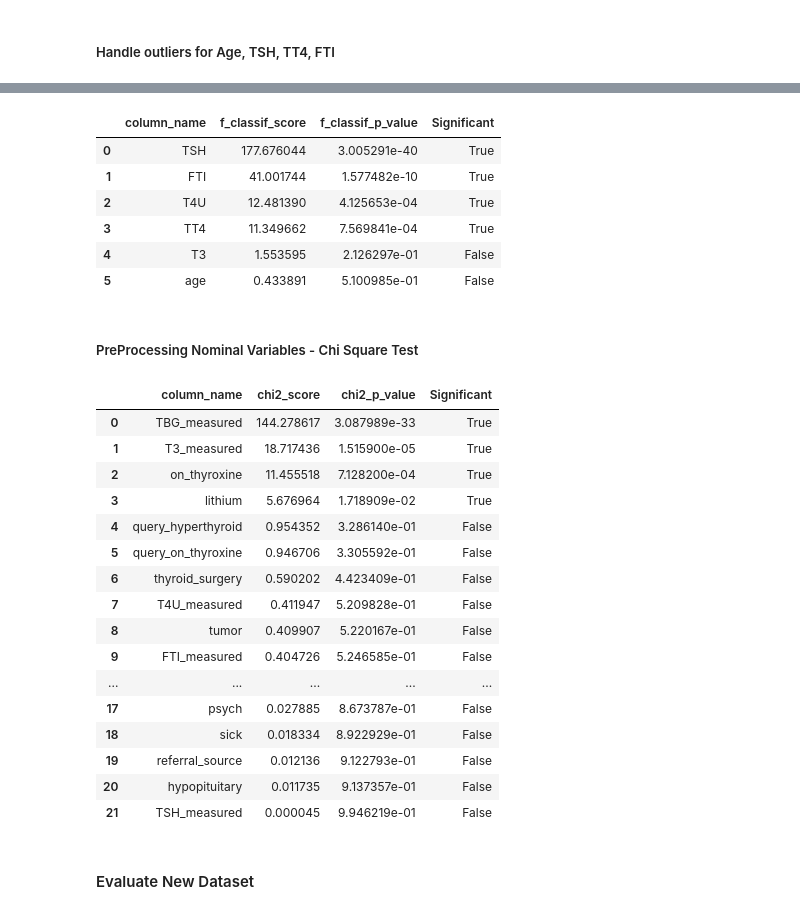
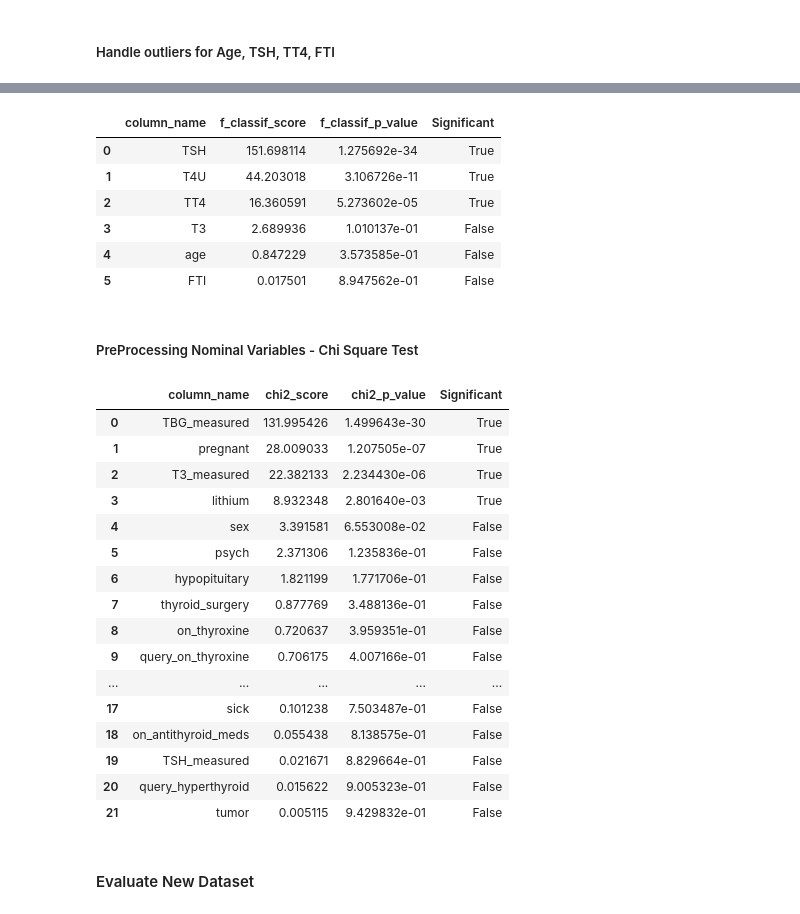
Before and after one commit to khorzhenwin/thigh-roids, a Jupyter notebook: EDA.ipynb, the cells around one changed output, grey strips where cells are left out. Cells and saved outputs as stored; diff of their text form; code cells hidden in the pictures.

```diff
--- a/EDA.ipynb
+++ b/EDA.ipynb
@@ -113,8 +113,10 @@ def group_target(x):
         x = x[0]
         if x in ["E", "F", "G", "H"]:
             return 1
+        if x == "-":
+            return 0
         else:
-            return 0
+            return None
 # %%
 # plot barchart for distribution of "target" column
 sns.countplot(x="target", data=df1)
@@ -122,7 +124,9 @@ sns.countplot(x="target", data=df1)
 <Axes: xlabel='target', ylabel='count'>
 [figure]
 # %%
-# apply function to target column
-df1["target"] = df1["target"].apply(group_target)
+# apply function to target column while remain int
+df1["target"] = df1["target"].apply(group_target).astype("Int64")
+# drop rows with "target" column having None values
+df1.dropna(subset=["target"], inplace=True)
 df1["target"].value_counts()
 # %% [output]
@@ -216,7 +220,8 @@ Columns may contain a string of "?" to signify missing values.
 # create function to check if missing values >30% then drop the column, if not then impute with mean or mode
 def drop_null_or_impute(df):
     for col in df.columns:
-        missing_vals = df[col].isnull().sum() + df[col].loc[df[col] == "?"].count()
+        missing_vals = df[col].isnull().sum(
+        ) + df[col].loc[df[col] == "?"].count()
         if missing_vals > 0.3 * len(df):
             df.drop(col, axis=1, inplace=True)
         else:
@@ -412,15 +417,15 @@ anova_score["Significant"] = np.where(
 anova_score
 # %% [output]
 |  | column_name | f_classif_score | f_classif_p_value | Significant |
-| 0 | TSH | 177.676044 | 3.005291e-40 | True |
-| 1 | FTI | 41.001744 | 1.577482e-10 | True |
-| 2 | T4U | 12.481390 | 4.125653e-04 | True |
-| 3 | TT4 | 11.349662 | 7.569841e-04 | True |
-| 4 | T3 | 1.553595 | 2.126297e-01 | False |
-| 5 | age | 0.433891 | 5.100985e-01 | False |
+| 0 | TSH | 151.698114 | 1.275692e-34 | True |
+| 1 | T4U | 44.203018 | 3.106726e-11 | True |
+| 2 | TT4 | 16.360591 | 5.273602e-05 | True |
+| 3 | T3 | 2.689936 | 1.010137e-01 | False |
+| 4 | age | 0.847229 | 3.573585e-01 | False |
+| 5 | FTI | 0.017501 | 8.947562e-01 | False |
 # %%
 # drop T3 and age columns
-df.drop(["T3", "age"], axis=1, inplace=True)
+df.drop(["T3", "age", "FTI"], axis=1, inplace=True)
 # %% [markdown]
 ##### PreProcessing Nominal Variables - Chi Square Test
 # %%
@@ -436,44 +441,45 @@ for col in nominal_columns.columns:
 # %%
 #  chi2 test on binary columns
 chi2_test = SelectKBest(score_func=chi2, k="all")
 chi2_test.fit(nominal_columns, df["target"])
 
 # create dataframe for with colums [column_name, chi2_score, chi2_p_value]
 chi2_score = pd.DataFrame(
     {
         "column_name": nominal_columns.columns,
         "chi2_score": chi2_test.scores_,
         "chi2_p_value": chi2_test.pvalues_,
     },
 )
 
 # sort dataframe by f_classif_p_value in ascending order
 chi2_score = chi2_score.sort_values(by="chi2_p_value", ascending=True).reset_index(
     drop=True
 )
 
 # determine significant columns based on f_classif_p_value < 0.05
-chi2_score["Significant"] = np.where(chi2_score["chi2_p_value"] < 0.05, True, False)
+chi2_score["Significant"] = np.where(
+    chi2_score["chi2_p_value"] < 0.05, True, False)
 
 chi2_score
 # %% [output]
 |  | column_name | chi2_score | chi2_p_value | Significant |
-| 0 | TBG_measured | 144.278617 | 3.087989e-33 | True |
-| 1 | T3_measured | 18.717436 | 1.515900e-05 | True |
-| 2 | on_thyroxine | 11.455518 | 7.128200e-04 | True |
-| 3 | lithium | 5.676964 | 1.718909e-02 | True |
-| 4 | query_hyperthyroid | 0.954352 | 3.286140e-01 | False |
-| 5 | query_on_thyroxine | 0.946706 | 3.305592e-01 | False |
-| 6 | thyroid_surgery | 0.590202 | 4.423409e-01 | False |
-| 7 | T4U_measured | 0.411947 | 5.209828e-01 | False |
-| 8 | tumor | 0.409907 | 5.220167e-01 | False |
-| 9 | FTI_measured | 0.404726 | 5.246585e-01 | False |
+| 0 | TBG_measured | 131.995426 | 1.499643e-30 | True |
+| 1 | pregnant | 28.009033 | 1.207505e-07 | True |
+| 2 | T3_measured | 22.382133 | 2.234430e-06 | True |
+| 3 | lithium | 8.932348 | 2.801640e-03 | True |
+| 4 | sex | 3.391581 | 6.553008e-02 | False |
+| 5 | psych | 2.371306 | 1.235836e-01 | False |
+| 6 | hypopituitary | 1.821199 | 1.771706e-01 | False |
+| 7 | thyroid_surgery | 0.877769 | 3.488136e-01 | False |
+| 8 | on_thyroxine | 0.720637 | 3.959351e-01 | False |
+| 9 | query_on_thyroxine | 0.706175 | 4.007166e-01 | False |
 | ... | ... | ... | ... | ... |
-| 17 | psych | 0.027885 | 8.673787e-01 | False |
-| 18 | sick | 0.018334 | 8.922929e-01 | False |
-| 19 | referral_source | 0.012136 | 9.122793e-01 | False |
-| 20 | hypopituitary | 0.011735 | 9.137357e-01 | False |
-| 21 | TSH_measured | 0.000045 | 9.946219e-01 | False |
+| 17 | sick | 0.101238 | 7.503487e-01 | False |
+| 18 | on_antithyroid_meds | 0.055438 | 8.138575e-01 | False |
+| 19 | TSH_measured | 0.021671 | 8.829664e-01 | False |
+| 20 | query_hyperthyroid | 0.015622 | 9.005323e-01 | False |
+| 21 | tumor | 0.005115 | 9.429832e-01 | False |
 # %%
 # keep only significant columns
 df.drop(
```
Also changed, not shown: parts of 21 cells of this notebook, 4 other files.
